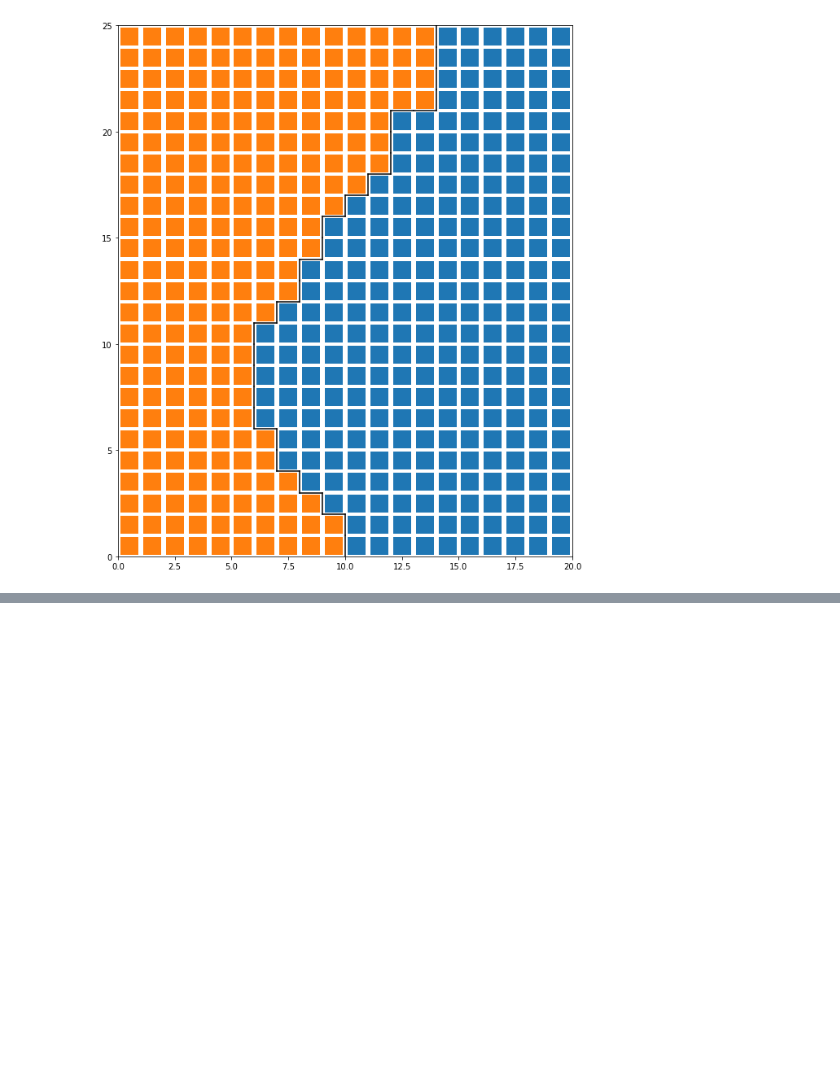
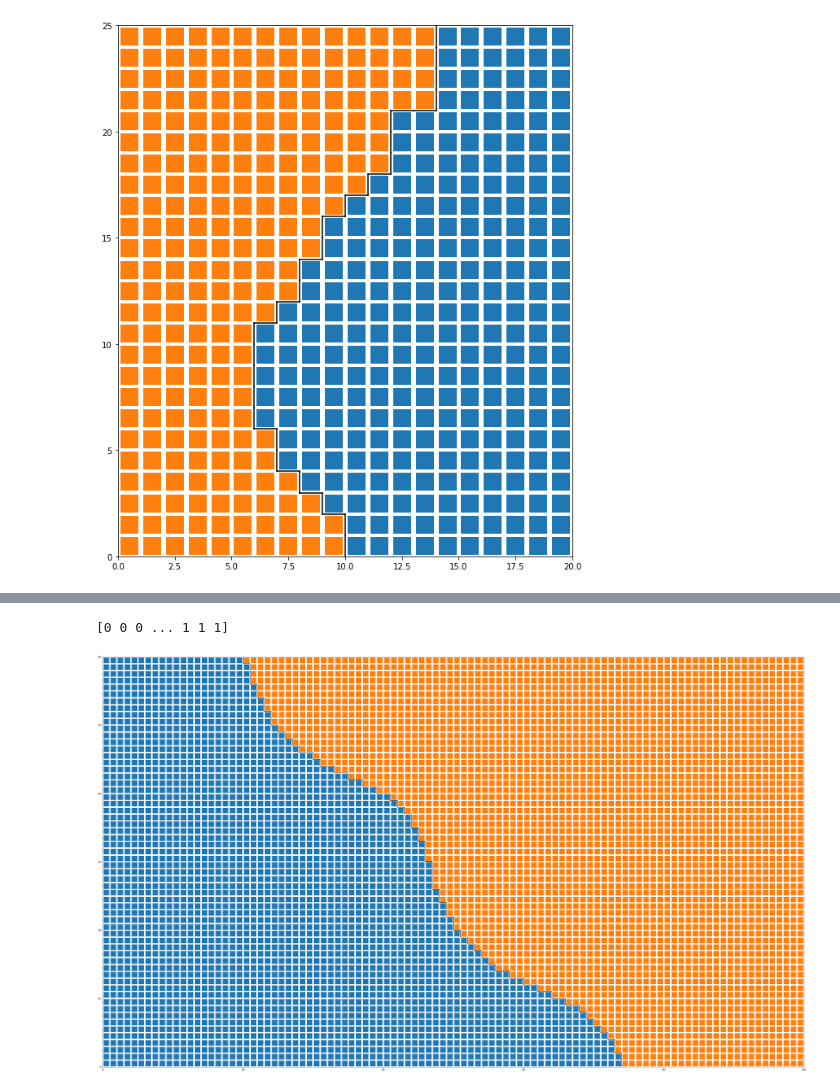
Before and after one commit to mikkelmilo/SOM-Clustering-Visualisations, a Jupyter notebook: chainlink-Kmeans+plot.ipynb, the cells around one changed output, grey strips where cells are left out. Cells and saved outputs as stored; diff of their text form; code cells hidden in the pictures; blank space fills up the shorter version.

```diff
--- a/chainlink-Kmeans+plot.ipynb
+++ b/chainlink-Kmeans+plot.ipynb
@@ -258,0 +273,19 @@ plot_with_labelling(chainlink_som_small,d1,d2,labels_kM,labels_kM,rweights,debug
+# %%
+
+starting_weights1 = chainlink_som_big.get_weights()
+#print(starting_weights1)
+# first argument is product of first two dimensions of the input dataset
+
+
+#labels_kM1 = KMeans(n_clusters=2,random_state=0)
+#y_kmeans1 = labels_kM1.fit(weightskM1)
+#print("Y_Kmeans1",y_kmeans1)
+
+weightskM1 = chainlink_som_big.get_weights().reshape(d3*d4,-1)
+kmeans1 = KMeans(n_clusters=2, random_state=0).fit(weightskM1)
+labels_kM1 = kmeans1.labels_
+print(labels_kM1)
+plot_with_labelling(chainlink_som_big,d3,d4,labels_kM1,labels_kM1,rweights1,debug=False)
+# %% [output]
+[0 0 0 ... 1 1 1]
+[figure, added]
```
Also changed, not shown: parts of 6 cells of this notebook.
